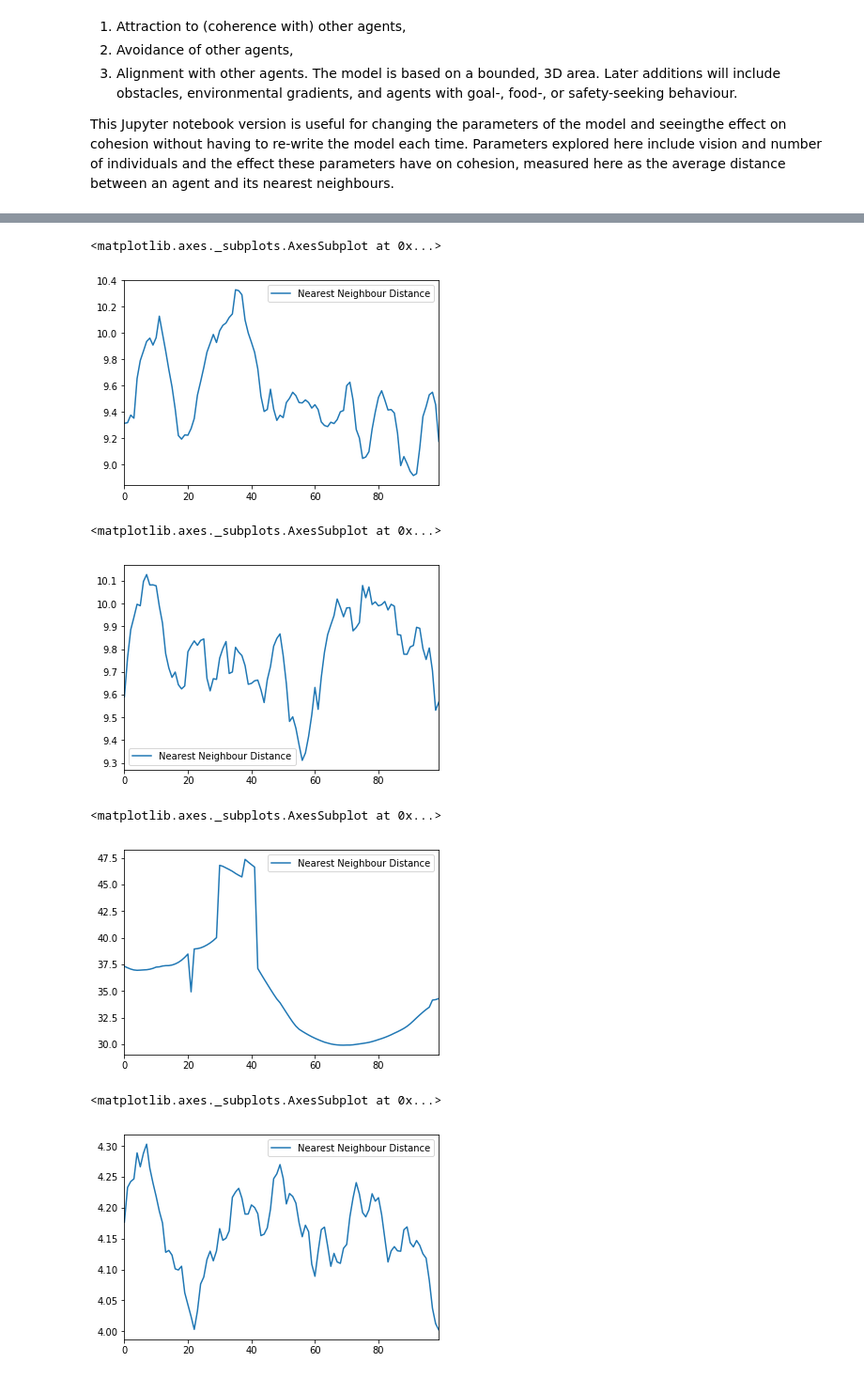
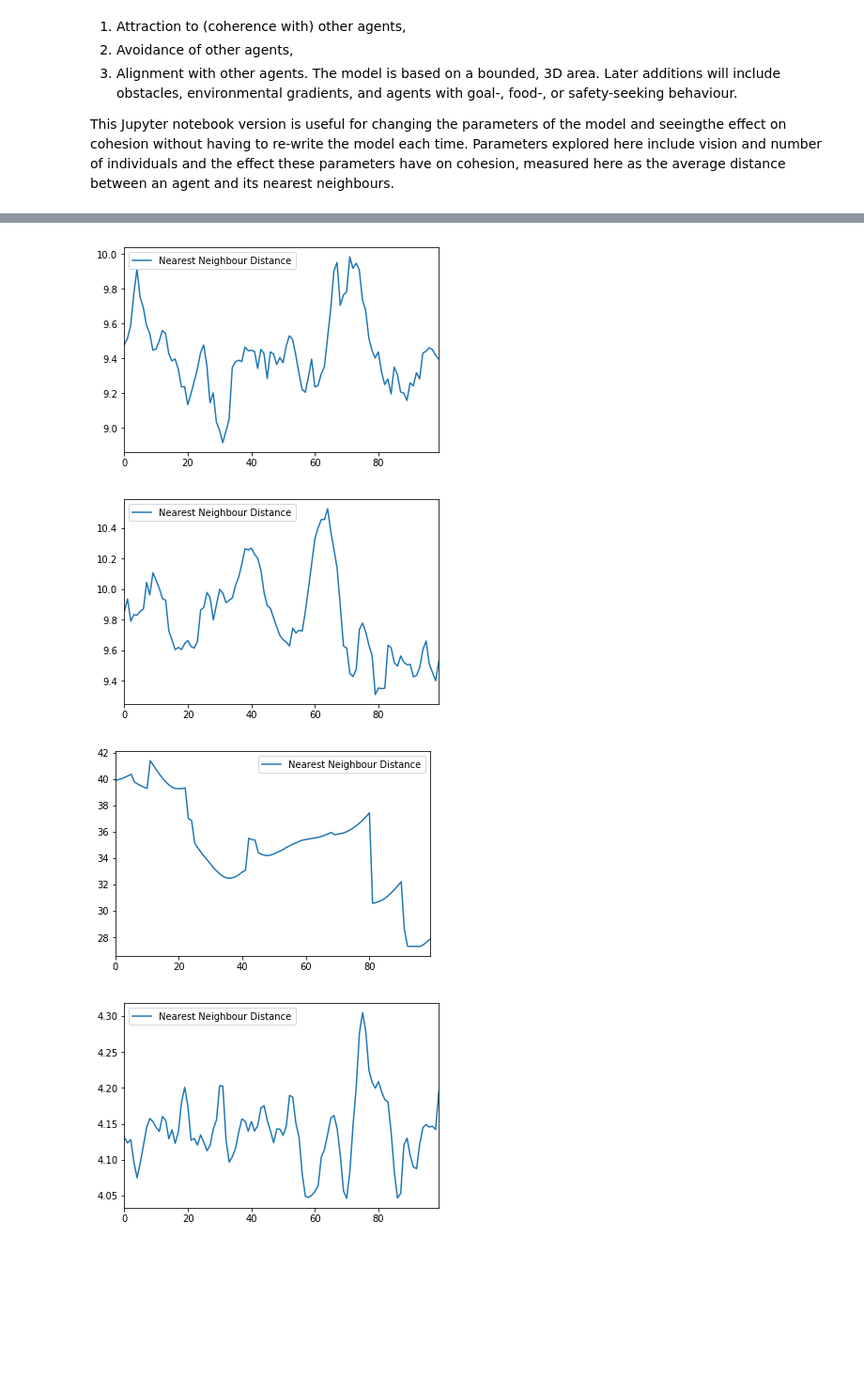
Before and after one commit to sowasser/fish-shoaling-model, a Jupyter notebook: shoal_model_nnd.ipynb, the cells around one changed output, grey strips where cells are left out. Shown at 94% size. Cells and saved outputs as stored; diff of their text form; code cells hidden in the pictures; blank space fills up the shorter version.

Commit message:
Supressing matplotlib object repr output & add new permutations of model

```diff
--- a/shoal_model_nnd.ipynb
+++ b/shoal_model_nnd.ipynb
@@ -178,7 +178,7 @@ class ShoalModel(Model):
 for j in range(1):
     model = \
         ShoalModel(population=100, width=100, height=100, speed=1, vision=10, separation=2)
-    for i in range(100):
+    for i in range(1000):
         model.step()
 # %%
 # Plot nearest neighbour distance
@@ -199,10 +198,9 @@ for i in range(100):
 %matplotlib inline
 
 nearestneighbour = model.datacollector.get_model_vars_dataframe()
-nearestneighbour.plot()
+nearestneighbour.plot();
 # %% [output]
-<matplotlib.axes._subplots.AxesSubplot at 0x...>
-[figure, old version]
+[figure, new version]
 # %%
 # Runs the model with vision - changed to 1 (units unknown)
 # Runs the model for (n) steps.
@@ -213,10 +211,9 @@ for i in range(100):
 %matplotlib inline
 
 nearestneighbour = model.datacollector.get_model_vars_dataframe()
-nearestneighbour.plot()
+nearestneighbour.plot();
 # %% [output]
-<matplotlib.axes._subplots.AxesSubplot at 0x...>
-[figure, old version]
+[figure, new version]
 # %%
 # Runs the model with number of agents - changed to 10
 # Runs the model for (n) steps.
@@ -227,21 +224,19 @@ for i in range(100):
 %matplotlib inline
 
 nearestneighbour = model.datacollector.get_model_vars_dataframe()
-nearestneighbour.plot()
+nearestneighbour.plot();
 # %% [output]
-<matplotlib.axes._subplots.AxesSubplot at 0x...>
-[figure, old version]
+[figure, new version]
 # %%
-# Runs the model with number of agents - changed to 500
+# Runs the model with number of agents - changed to 200
 # Runs the model for (n) steps.
-model = ShoalModel(population=500, width=100, height=100, speed=1, vision=10, separation=2)
+model = ShoalModel(population=200, width=100, height=100, speed=1, vision=10, separation=2)
 for i in range(100):
     model.step()
 
 %matplotlib inline
 
 nearestneighbour = model.datacollector.get_model_vars_dataframe()
-nearestneighbour.plot()
+nearestneighbour.plot();
 # %% [output]
-<matplotlib.axes._subplots.AxesSubplot at 0x...>
-[figure, old version]
+[figure, new version]
```
Also changed, not shown: parts of 2 cells of this notebook, 1 other file.
